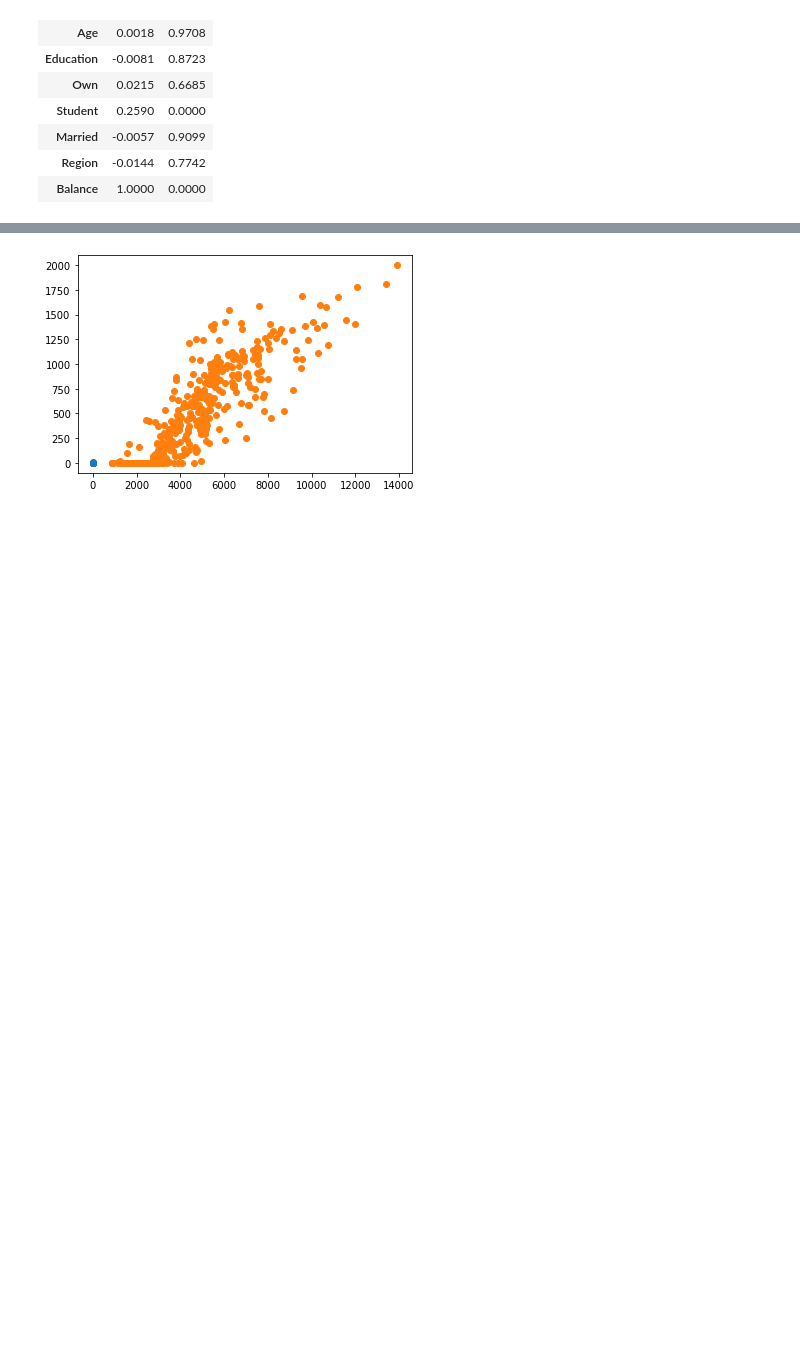
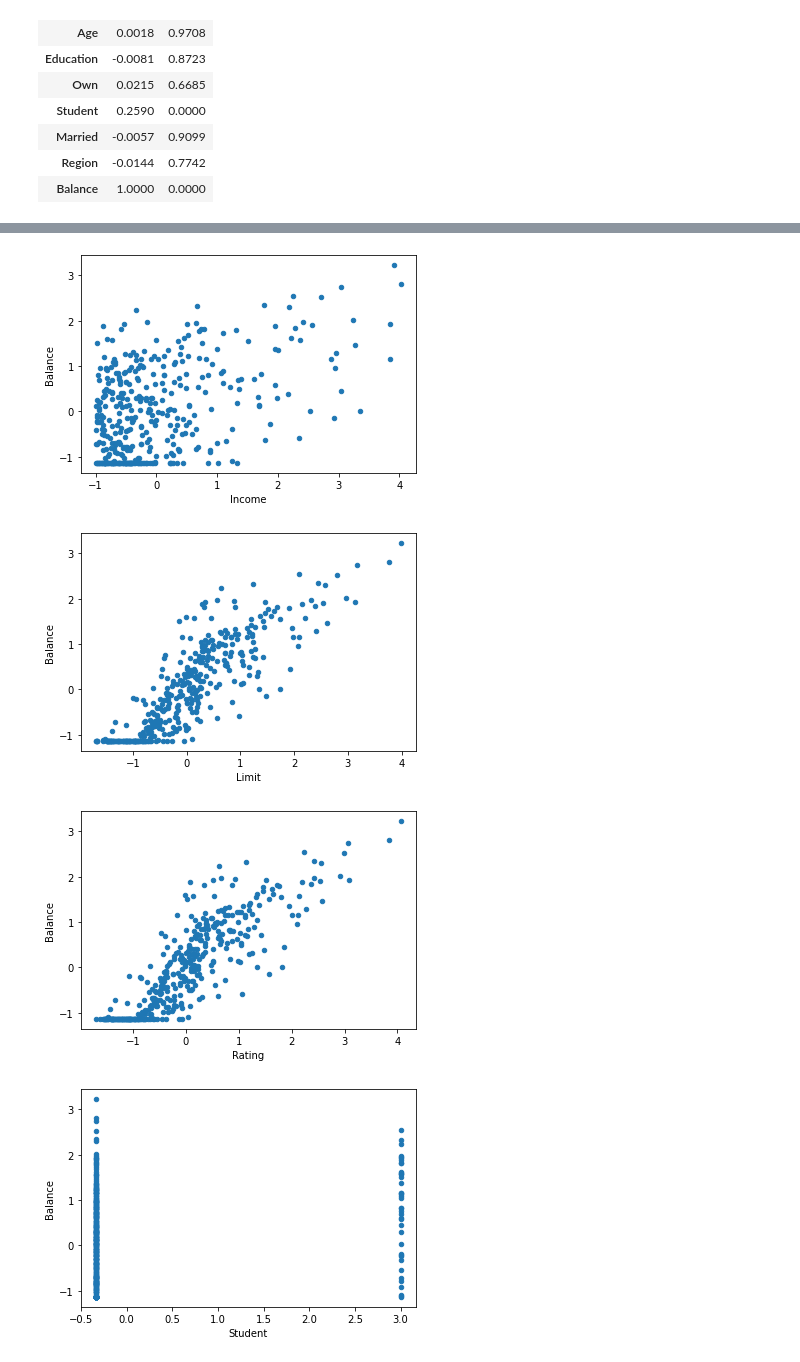
Before and after one commit to adunoluwa1/Data-Science, a Jupyter notebook: Credit.ipynb, the cells around one changed output, grey strips where cells are left out. Drawn from its saved outputs; the diff is of its cells as text; code cells hidden in the pictures; blank space fills up the shorter version.

````diff
--- a/Credit.ipynb
+++ b/Credit.ipynb
@@ -187,12 +195,3 @@ ds
 ```
 # %% [markdown]
 ### P test Variable significance
-# %%
-from scipy import stats
-dg = pd.DataFrame(columns=["r-sq","P"])
-for col in df:
-    if pd.api.types.is_numeric_dtype(df[col]):
-        r, p = stats.pearsonr(df[col], df.Balance.values)
-        dg.loc[col] = [round(r,4), round(p,4)]
-
-dg
@@ -233,0 +234,4 @@ dg
+# %%
+for i in dg.index:
+    if dg.loc[i,"P"] > 0.05:
+        del ds[i]
@@ -234,6 +253,12 @@ dg
 # %%
-plt.scatter(ds.Limit, ds.Balance)
-plt.scatter(df.Limit, df.Balance)
-plt.show()
+# plt.scatter(ds.Limit, ds.Balance)
+# plt.scatter(df.Limit, df.Balance)
+for i in range(len(ds.columns[:-1])):
+    # plt.subplot(11,1,i+1)
+    ds.plot(x=ds.columns[i], y="Balance", kind="scatter")
+    plt.show()
 # %% [output]
-[figure, old version]
+[figure, new version]
+[figure, added]
+[figure, added]
+[figure, added]
````
Also changed, not shown: parts of 9 cells of this notebook.
